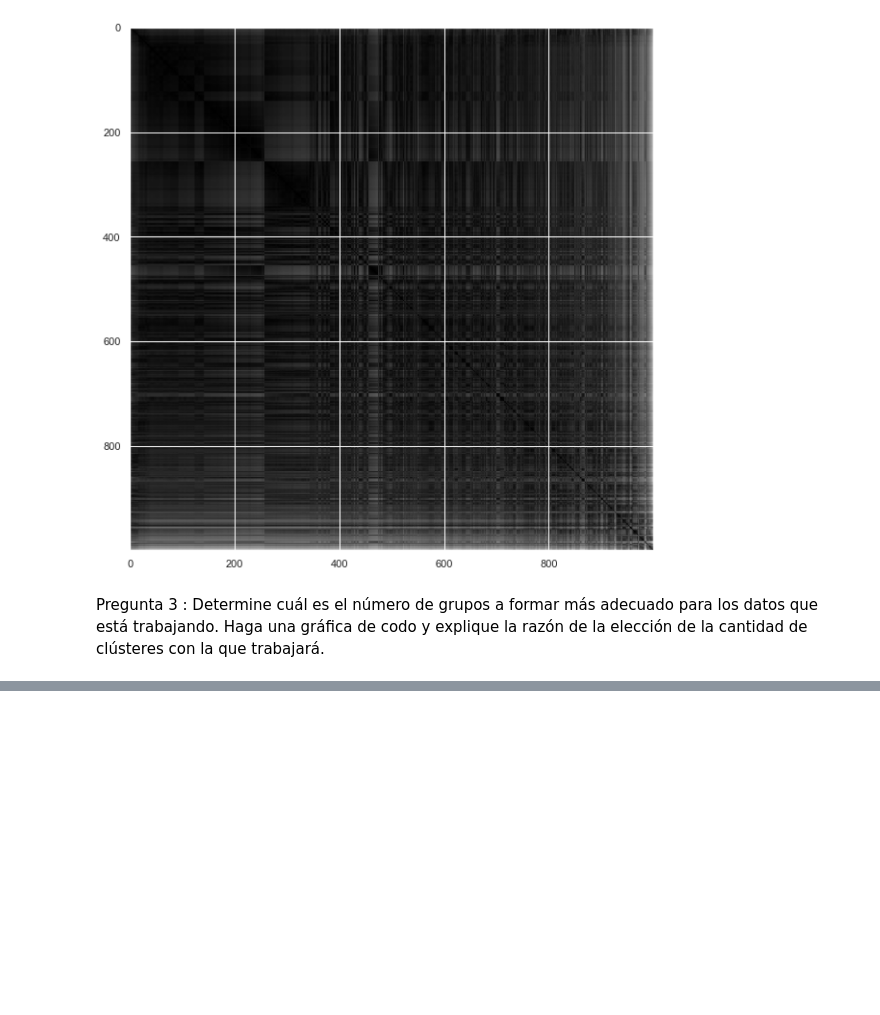
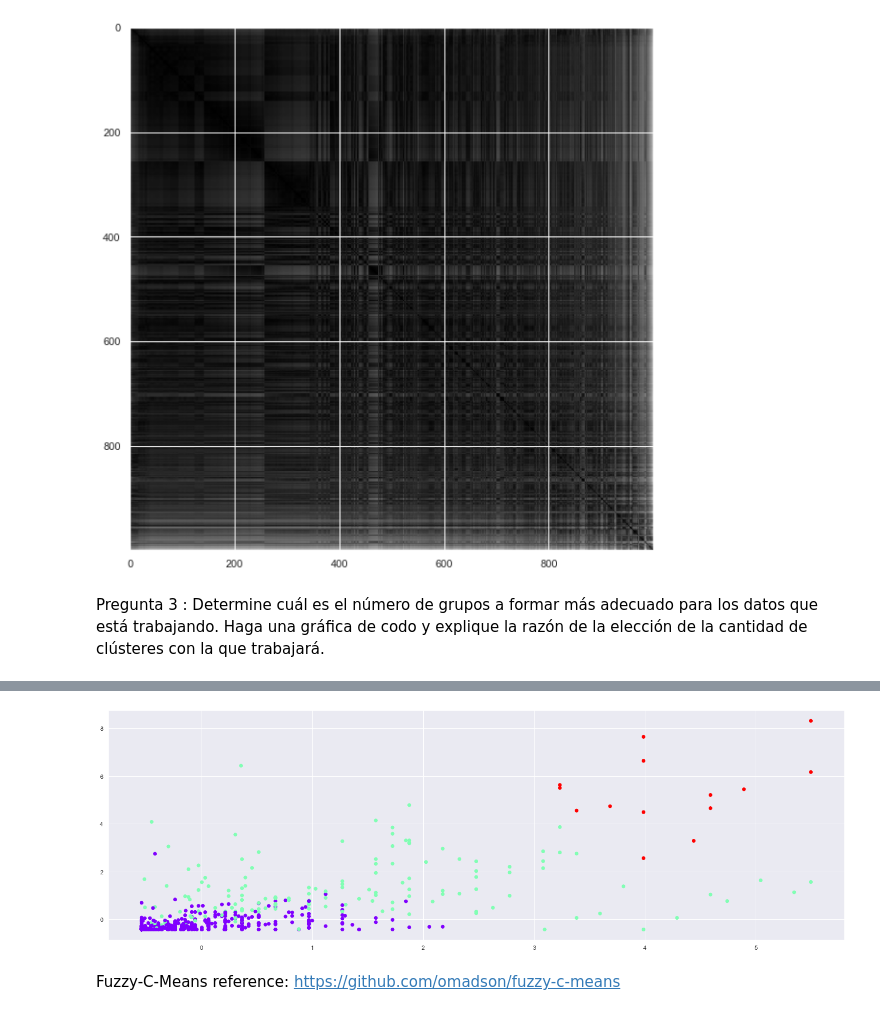
Before and after one commit to JosePabloPonce/MineriaHDT2, a Jupyter notebook: hdt2.ipynb, the cells around one changed output, grey strips where cells are left out. Cells and saved outputs as stored; diff of their text form; code cells hidden in the pictures; blank space fills up the shorter version.

```diff
--- a/hdt2.ipynb
+++ b/hdt2.ipynb
@@ -128,0 +158,14 @@ plt.show()
+# %%
+# Create a Birch object and fit the data to it
+model = Birch(branching_factor = 50, n_clusters = 3, threshold = 0.03)
+model.fit(X_scale)
+# Get cluster labels
+result = model.predict(X_scale)
+# Get centroids
+plt.scatter(X_scale[:,0], X_scale[:,1], c = result, cmap = 'rainbow')
+plt.show()
+# %% [output]
+[figure, added]
+# %% [markdown]
+Fuzzy-C-Means
+reference: https://github.com/omadson/fuzzy-c-means
```
Also changed, not shown: parts of 14 cells of this notebook.
